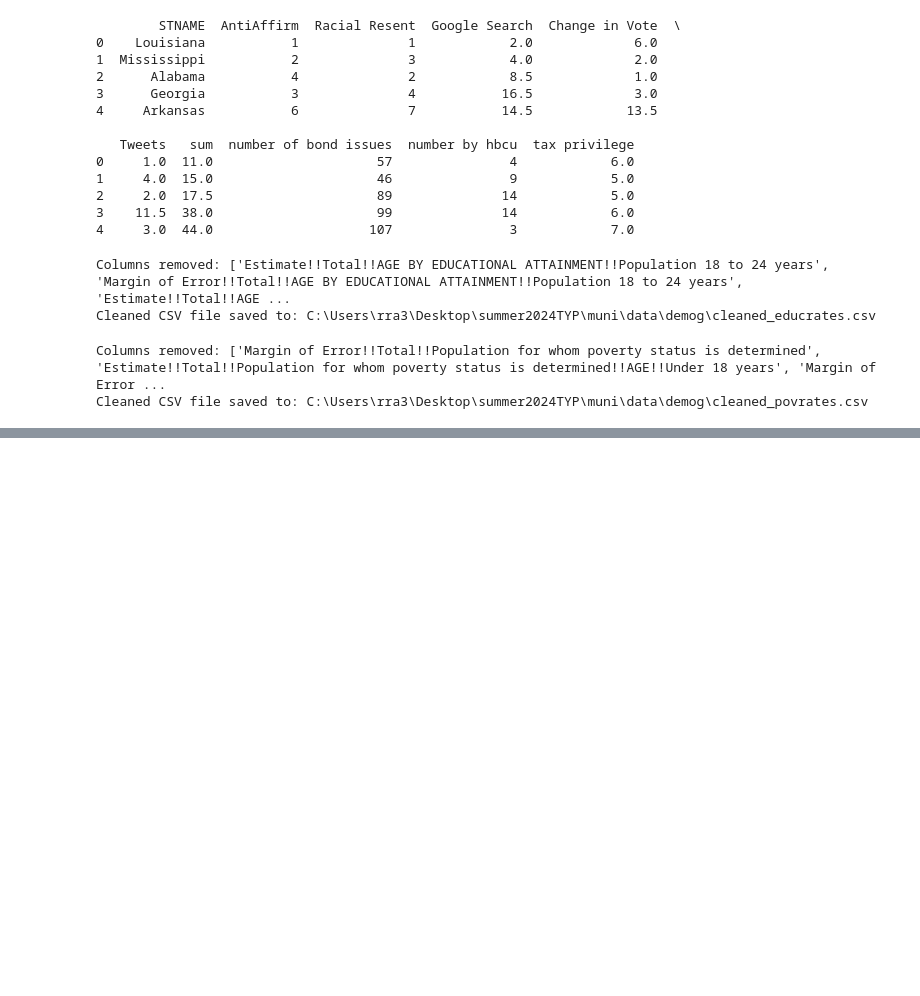
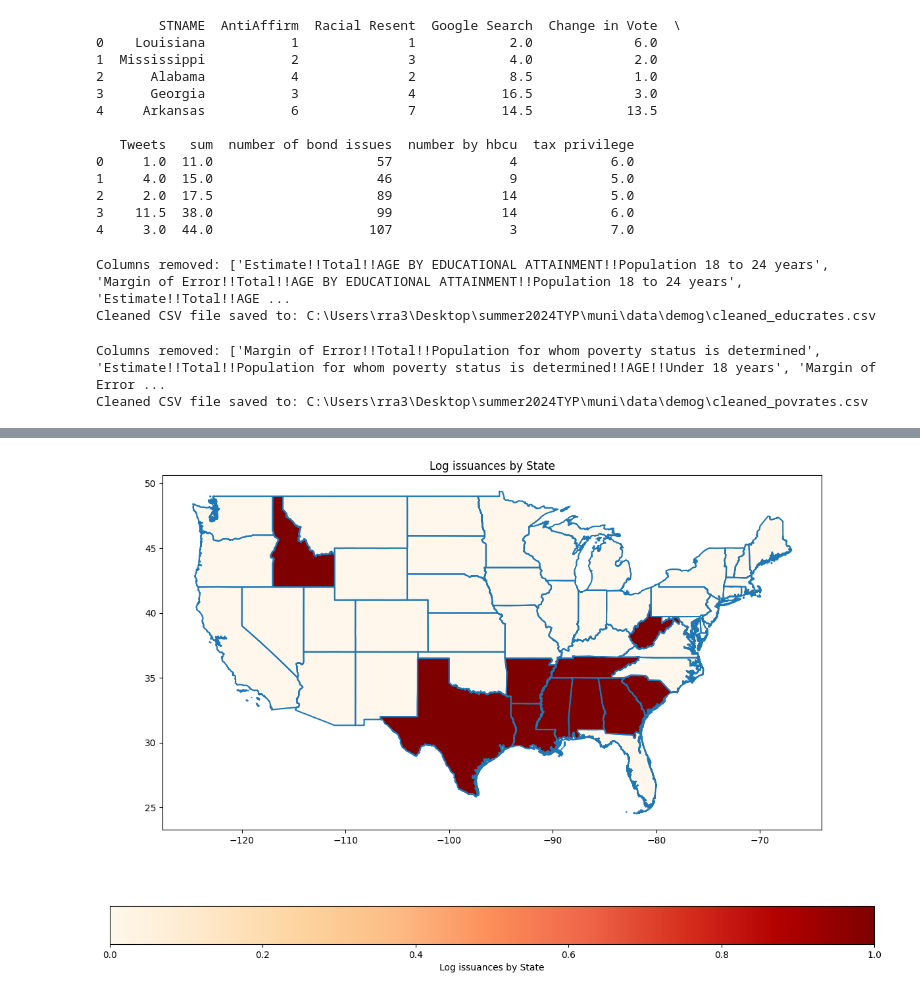
Before and after one commit to 2xra/summer2024TYP, a Jupyter notebook: muni/code/main.ipynb, the cells around one changed output, grey strips where cells are left out. Drawn from its saved outputs; the diff is of its cells as text; code cells hidden in the pictures; blank space fills up the shorter version.

```diff
--- a/muni/code/main.ipynb
+++ b/muni/code/main.ipynb
@@ -471,0 +801,28 @@ Taxdatamaxyear.head()
+# %%
+#state_counts = state_counts.drop(columns=["count", "logcount"])
+
+# Create a new column 'animus' with all 0's
+state_counts['animus'] = 0
+
+# Replace rows where 'STNAME' is in the specified list with 1
+animus_states = ["Alabama", "Arkansas", "Georgia", "Idaho", "Louisiana", "Mississippi",
+                 "South Carolina", "Tennessee", "Texas", "West Virginia"]
+state_counts.loc[state_counts['STNAME'].isin(animus_states), 'animus'] = 1
+
+
+states = gpd.read_file(r'C:\Users\rra3\Desktop\summer2024TYP\muni\data\shapefile\statebounds.shp')
+
+states = states.merge(state_counts, left_on='NAME', right_on='STNAME', how='right')
+
+fig, ax = plt.subplots(1, 1, figsize=(15, 10))
+states.boundary.plot(ax=ax)
+states.plot(column='animus', ax=ax, legend=True,
+            legend_kwds={'label': "Log issuances by State",
+                         'orientation': "horizontal"},
+            cmap='OrRd', missing_kwds={"color": "lightgrey"})
+
+plt.title('Log issuances by State')
+plt.show()
+plt.close()
+# %% [output]
+[figure, added]
```
Also changed, not shown: parts of 22 cells of this notebook, 9 other files.
